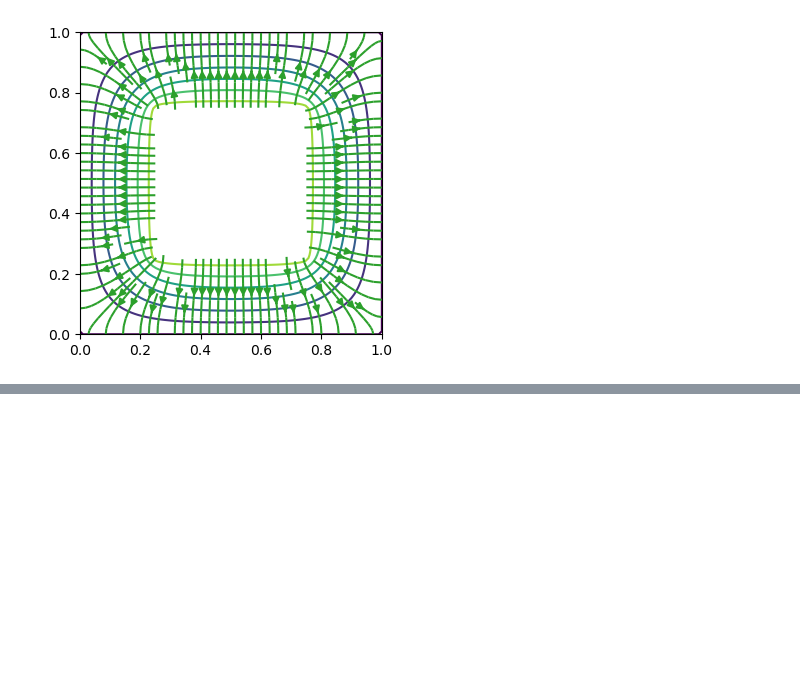
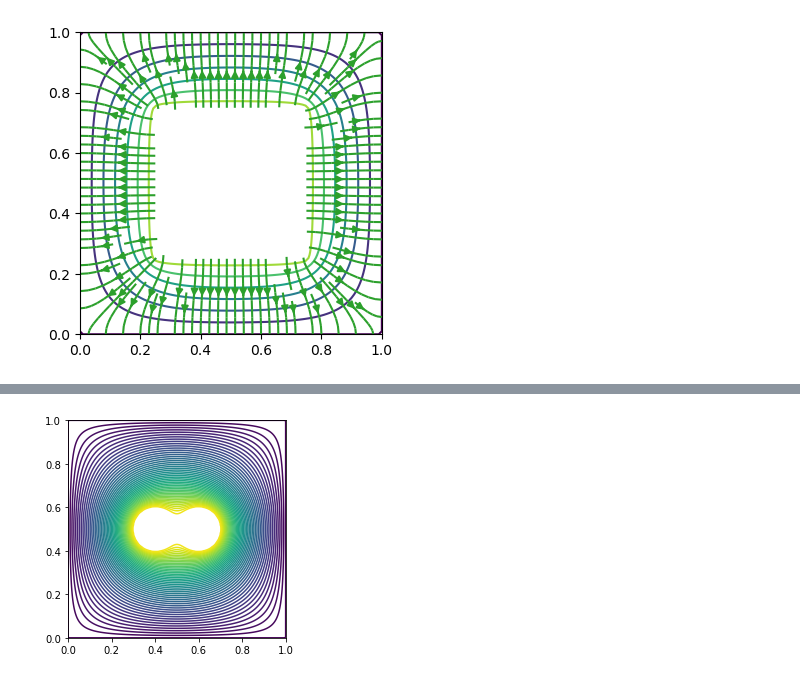
Before and after one commit to richmf/FisComp_borrador, a Jupyter notebook: Metodo de Jacobi.ipynb, the cells around one changed output, grey strips where cells are left out. Cells and saved outputs as stored; diff of their text form; code cells hidden in the pictures; blank space fills up the shorter version.

```diff
--- a/Metodo de Jacobi.ipynb
+++ b/Metodo de Jacobi.ipynb
@@ -78,0 +90,8 @@ show()
+# %%
+X,Y = meshgrid(x,y)
+niveles = linspace(0,1,50)
+contour(X,Y,Mat_V,levels=niveles)
+gca().set_aspect('equal')
+show()
+# %% [output]
+[figure, added]
```
Also changed, not shown: parts of 5 cells of this notebook.
